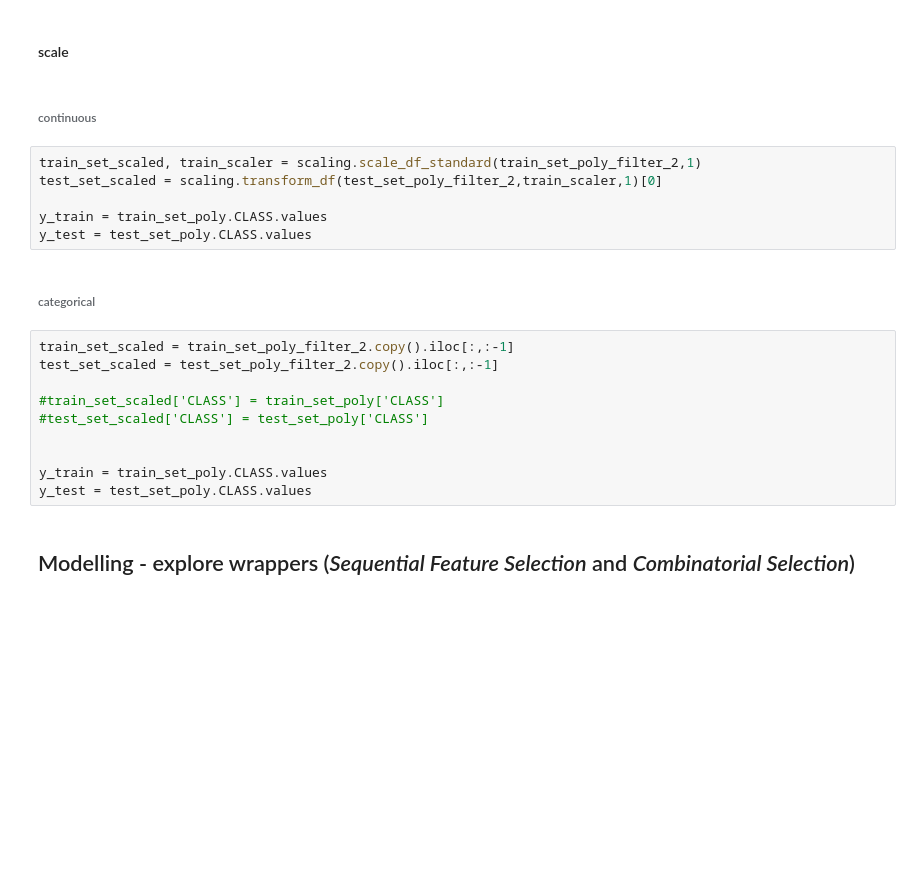
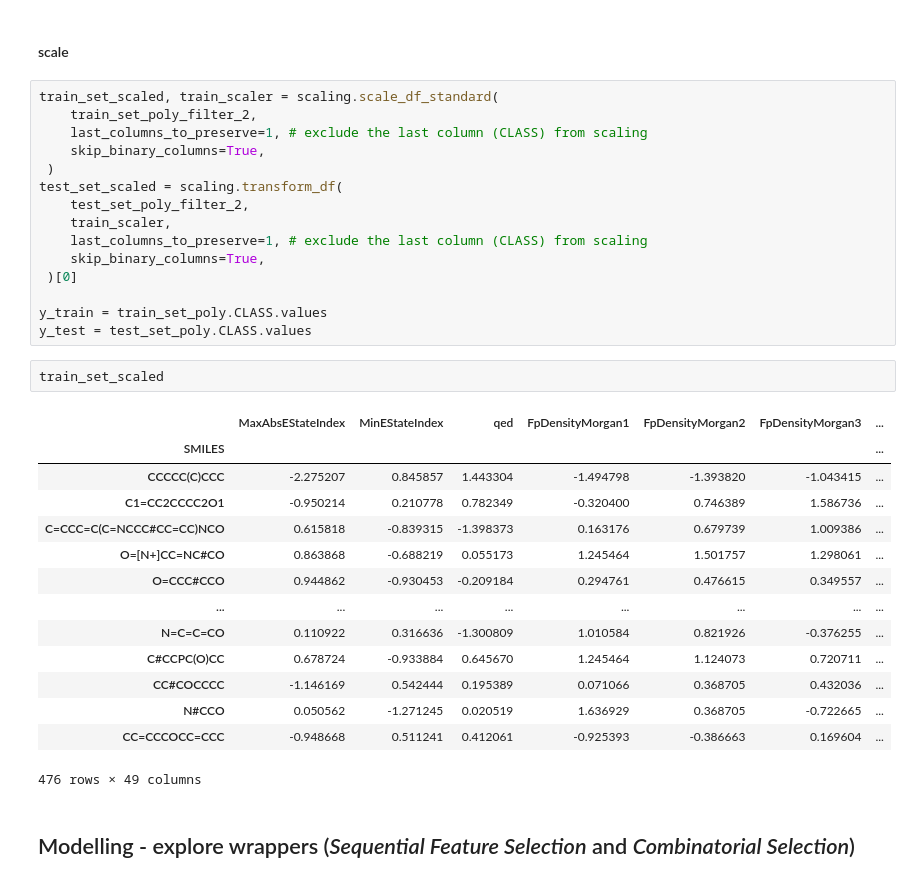
Before and after one commit to seacunilever/mlchem, a Jupyter notebook: examples/7 - Model Building/model_building.ipynb, the cells around one changed output. Drawn from its saved outputs; the diff is of its cells as text; blank space fills up the shorter version.

```diff
--- a/examples/7 - Model Building/model_building.ipynb
+++ b/examples/7 - Model Building/model_building.ipynb
@@ -173,25 +154,37 @@ train_set_poly_filter_2
 # %% [markdown]
 #### scale
-# %% [markdown]
-###### continuous
 # %%
-train_set_scaled, train_scaler = scaling.scale_df_standard(train_set_poly_filter_2,1)
-test_set_scaled = scaling.transform_df(test_set_poly_filter_2,train_scaler,1)[0]
+train_set_scaled, train_scaler = scaling.scale_df_standard(
+    train_set_poly_filter_2,
+    last_columns_to_preserve=1, # exclude the last column (CLASS) from scaling
+    skip_binary_columns=True,
+ )
+test_set_scaled = scaling.transform_df(
+    test_set_poly_filter_2,
+    train_scaler,
+    last_columns_to_preserve=1, # exclude the last column (CLASS) from scaling
+    skip_binary_columns=True,
+ )[0]
 
 y_train = train_set_poly.CLASS.values
 y_test = test_set_poly.CLASS.values
-# %% [markdown]
-###### categorical
-# %%
-train_set_scaled = train_set_poly_filter_2.copy().iloc[:,:-1]
-test_set_scaled = test_set_poly_filter_2.copy().iloc[:,:-1]
-
-#train_set_scaled['CLASS'] = train_set_poly['CLASS']
-#test_set_scaled['CLASS'] = test_set_poly['CLASS']
-
-
-y_train = train_set_poly.CLASS.values
-y_test = test_set_poly.CLASS.values
+# %%
+train_set_scaled
+# %% [output]
+|  | MaxAbsEStateIndex | MinEStateIndex | qed | FpDensityMorgan1 | FpDensityMorgan2 | FpDensityMorgan3 | ... |
+| SMILES |  |  |  |  |  |  | ... |
+| CCCCC(C)CCC | -2.275207 | 0.845857 | 1.443304 | -1.494798 | -1.393820 | -1.043415 | ... |
+| C1=CC2CCCC2O1 | -0.950214 | 0.210778 | 0.782349 | -0.320400 | 0.746389 | 1.586736 | ... |
+| C=CCC=C(C=NCCC#CC=CC)NCO | 0.615818 | -0.839315 | -1.398373 | 0.163176 | 0.679739 | 1.009386 | ... |
+| O=[N+]CC=NC#CO | 0.863868 | -0.688219 | 0.055173 | 1.245464 | 1.501757 | 1.298061 | ... |
+| O=CCC#CCO | 0.944862 | -0.930453 | -0.209184 | 0.294761 | 0.476615 | 0.349557 | ... |
+| ... | ... | ... | ... | ... | ... | ... | ... |
+| N=C=C=CO | 0.110922 | 0.316636 | -1.300809 | 1.010584 | 0.821926 | -0.376255 | ... |
+| C#CCPC(O)CC | 0.678724 | -0.933884 | 0.645670 | 1.245464 | 1.124073 | 0.720711 | ... |
+| CC#COCCCC | -1.146169 | 0.542444 | 0.195389 | 0.071066 | 0.368705 | 0.432036 | ... |
+| N#CCO | 0.050562 | -1.271245 | 0.020519 | 1.636929 | 0.368705 | -0.722665 | ... |
+| CC=CCCOCC=CCC | -0.948668 | 0.511241 | 0.412061 | -0.925393 | -0.386663 | 0.169604 | ... |
+476 rows × 49 columns
 # %% [markdown]
 ## Modelling - explore wrappers (*Sequential Feature Selection* and *Combinatorial Selection*)
 # %% [markdown]
```
Also changed, not shown: parts of 13 cells of this notebook, 23 other files.
